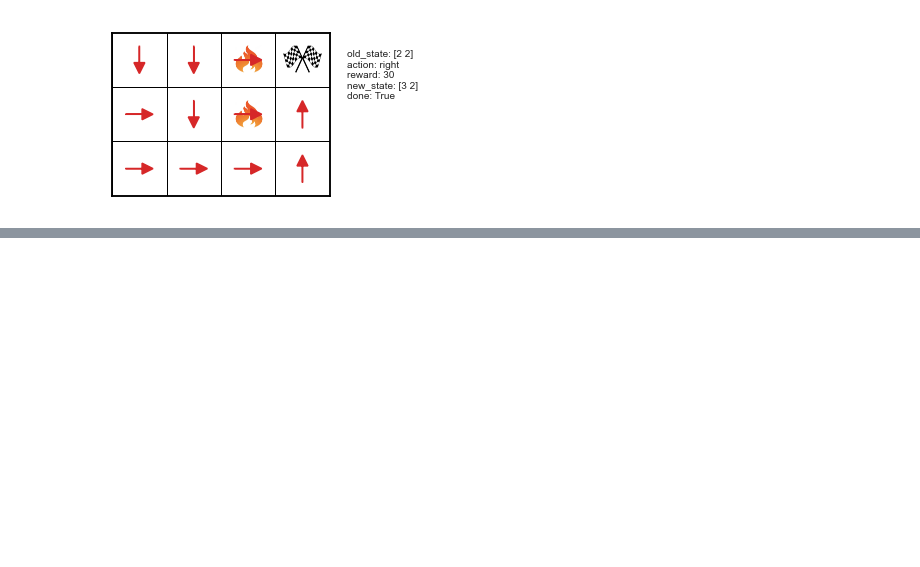
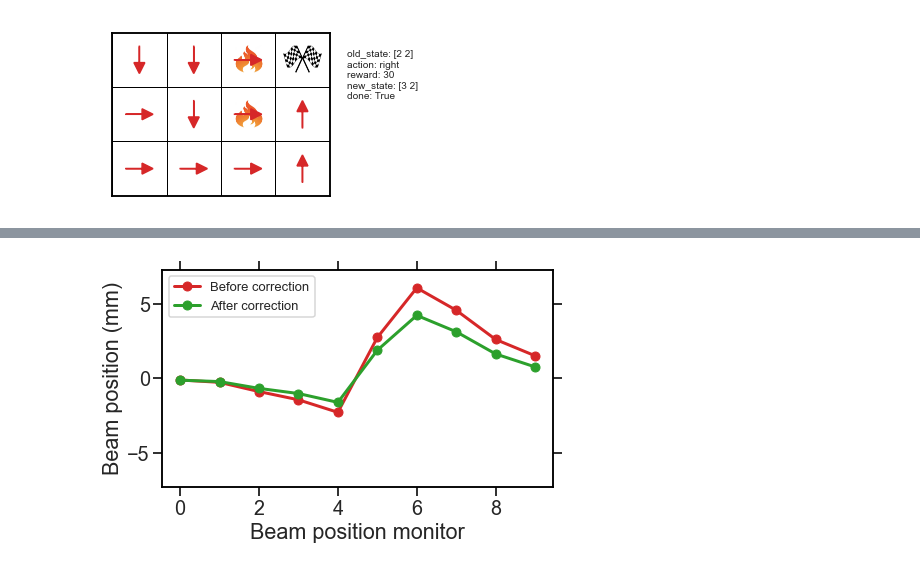
Before and after one commit to aoeftiger/TUDa-NMAP-11, a Jupyter notebook: lecture.ipynb, the cells around one changed output, grey strips where cells are left out. Cells and saved outputs as stored; diff of their text form; code cells hidden in the pictures; blank space fills up the shorter version.

```diff
--- a/lecture.ipynb
+++ b/lecture.ipynb
@@ -631,0 +784,5 @@ What is awake?
+# %%
+# Exercise 7 b)
+run_correction(env, agent)
+# %% [output]
+[figure, added]
```
Also changed, not shown: parts of 81 cells of this notebook.
